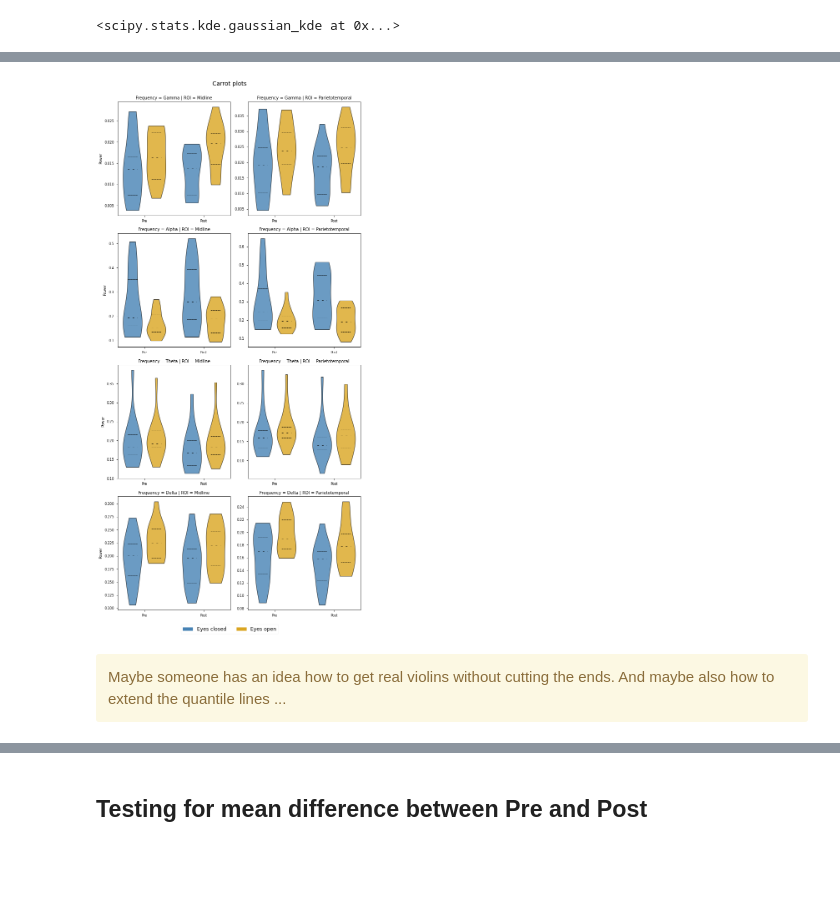
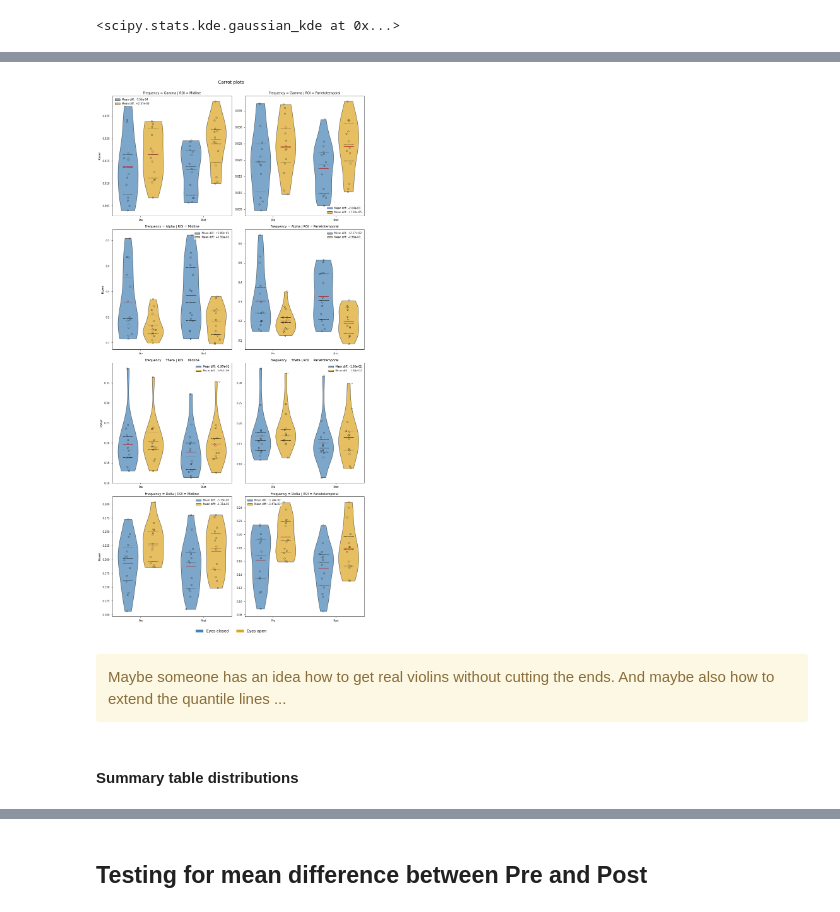
Before and after one commit to ElectronicsArchiver/tewa1_cogpsy_python, a Jupyter notebook: final_project_dataset_1.ipynb, the cells around one changed output, grey strips where cells are left out. Cells and saved outputs as stored; diff of their text form; code cells hidden in the pictures; blank space fills up the shorter version.

Commit message:
added mean diff labels

```diff
--- a/final_project_dataset_1.ipynb
+++ b/final_project_dataset_1.ipynb
@@ -136,7 +159,7 @@ violin_rois = df.ROI.unique()
 violin_eyes = ["EC", "EO"]
 violin_frequencies = df.Frequency.unique()
 
-fig, axs = plt.subplots(4, 2, figsize=(9, 18))
+fig, axs = plt.subplots(4, 2, figsize=(12, 24))
 
 for i_roi, violin_roi in enumerate(violin_rois):
     for i_freq, violin_freq in enumerate(violin_frequencies):
@@ -154,44 +177,79 @@ for i_roi, violin_roi in enumerate(violin_rois):
                 widths=.8,
                 showextrema=False,
                 showmedians=False,
+                showmeans=True,
                 bw_method="scott",
-                quantiles=[[.25, .5, .75], [.25, .5, .75]]
+                quantiles=[[.25, .5, .75], [.25, .5, .75]],
             )
 
 
             for violin_bodies in vp['bodies']:
                 violin_bodies.set_edgecolor("black")
                 violin_bodies.set_linewidth(1)
-                violin_bodies.set_alpha(.8)
+                violin_bodies.set_alpha(.7)
 
 
             vp["bodies"][0].set_facecolor("steelblue")
             vp["bodies"][1].set_facecolor("goldenrod")
-            vp["cquantiles"].set_linewidth(0.75)
-            vp["cquantiles"].set_edgecolor("black")
-            vp["cquantiles"].set_linestyle(["dashed", (0, (5, 10)),"dashed"])
+            vp["cquantiles"].set_linewidth([.8, .8, .8])
+            vp["cquantiles"].set_edgecolors(["black", "black", "black"])
+            vp["cmeans"].set_linewidth(1.2)
+            vp["cmeans"].set_edgecolor("firebrick")
+            vp["cquantiles"].set_linestyle(["dashed", "dashed","dashed"])
             vp["cquantiles"].set_rasterized(10)
+
+            violin_label = violin_data.drop("id", axis=1).melt(id_vars=["Time"], value_name="Power").groupby(["Time", "Eyes"]).mean()
+            mean_diff_ec = violin_label.loc[("Post", "EC"), "Power"] - violin_label.loc[("Pre", "EC"), "Power"]
+            mean_diff_eo = violin_label.loc[("Post", "EO"), "Power"] - violin_label.loc[("Pre", "EO"), "Power"]
+
+            if i_time == 0:
+                vp["bodies"][0].set_label(f"Mean diff.: {mean_diff_ec:+.2e}")
+                vp["bodies"][1].set_label(f"Mean diff.: {mean_diff_eo:+.2e}")
+
+            scatter = axs[i_freq][i_roi].scatter(
+                [(2.5*i_time+np.random.normal(0,.05)) for i in range(int(len(violin_data)/2))],
+                violin_data.loc[violin_data["Time"] == violin_time, "EC"],
+                marker="o",
+                color="none",
+                s=23,
+                edgecolors="black",
+                linewidths=.5
+
+            )
+            scatter = axs[i_freq][i_roi].scatter(
+                [(2.5*i_time+1+np.random.normal(0,.05)) for i in range(int(len(violin_data)/2))],
+                violin_data.loc[violin_data["Time"] == violin_time, "EO"],
+                marker="o",
+                color="none",
+                s=23,
+                edgecolors="black",
+                linewidths=.5,
+            )
+
 
         axs[i_freq][i_roi].set_title(f"Frequency = {violin_freq} | ROI = {violin_roi}", fontsize=10)
         axs[i_freq][i_roi].set_xticks([0.5, 3], violin_times)
         axs[i_freq][0].set_ylabel("Power")
+        axs[i_freq][i_roi].legend()
 
 
 # Labels to use in the legend for each line
 labels = ["in 2019", "in 2020"]
 
 # Title for subplots
 fig.suptitle('Carrot plots', fontsize=14, y=1)
 
 import matplotlib.patches as mpatches
 
 l1 = mpatches.Patch(color='steelblue', label='Eyes closed')
 l2 = mpatches.Patch(color='goldenrod', label='Eyes open')
 
 fig.legend(handles=[l1, l2], loc="upper center", bbox_to_anchor=(0.5, 0), fontsize=12, ncol=2)
 
 plt.tight_layout()
 # %% [output]
-[figure, old version]
+[figure, new version]
-# %% [markdown]
-<div class="alert alert-warning">Maybe someone has an idea how to get real violins without cutting the ends. And maybe also how to extend the quantile lines ...</div>
+# %% [markdown]
+<div class="alert alert-warning">Maybe someone has an idea how to get real violins without cutting the ends. And maybe also how to extend the quantile lines ...</div>
+# %% [markdown]
+#### Summary table distributions
```
Also changed, not shown: parts of 13 cells of this notebook.
